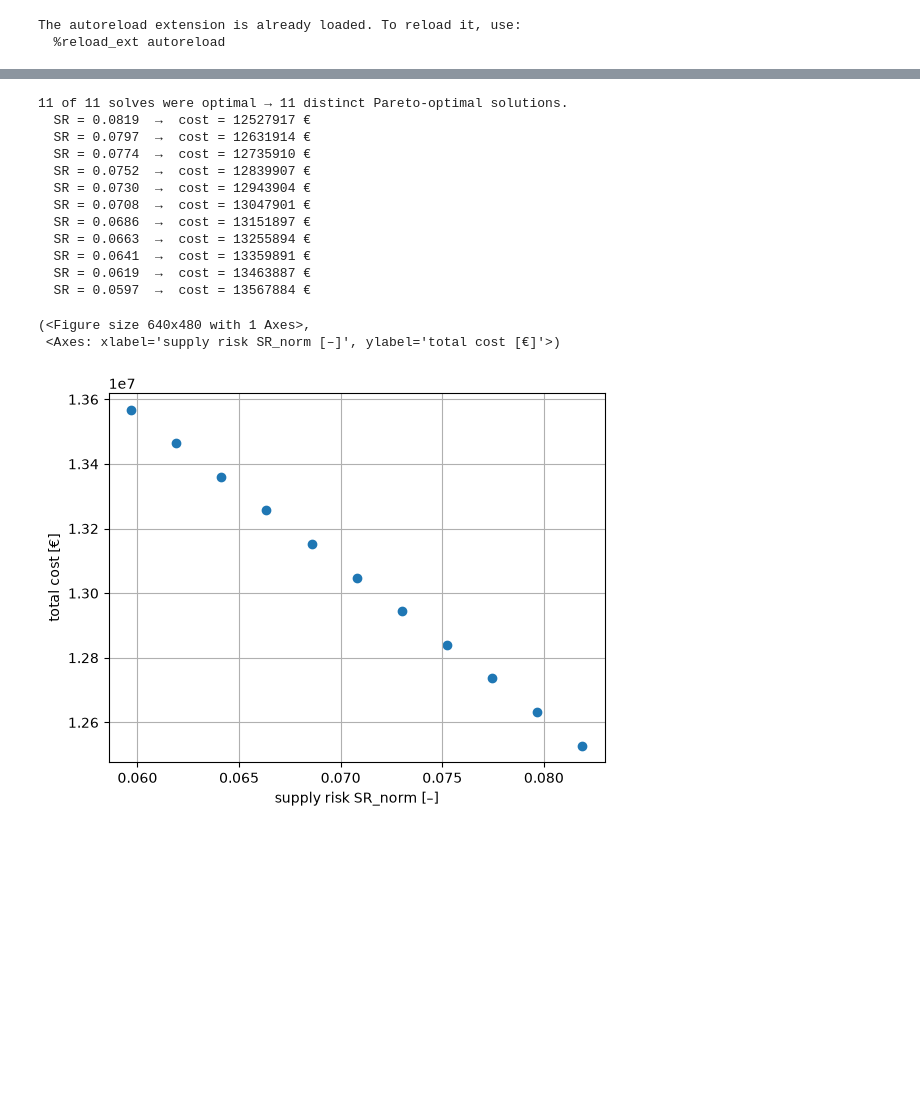
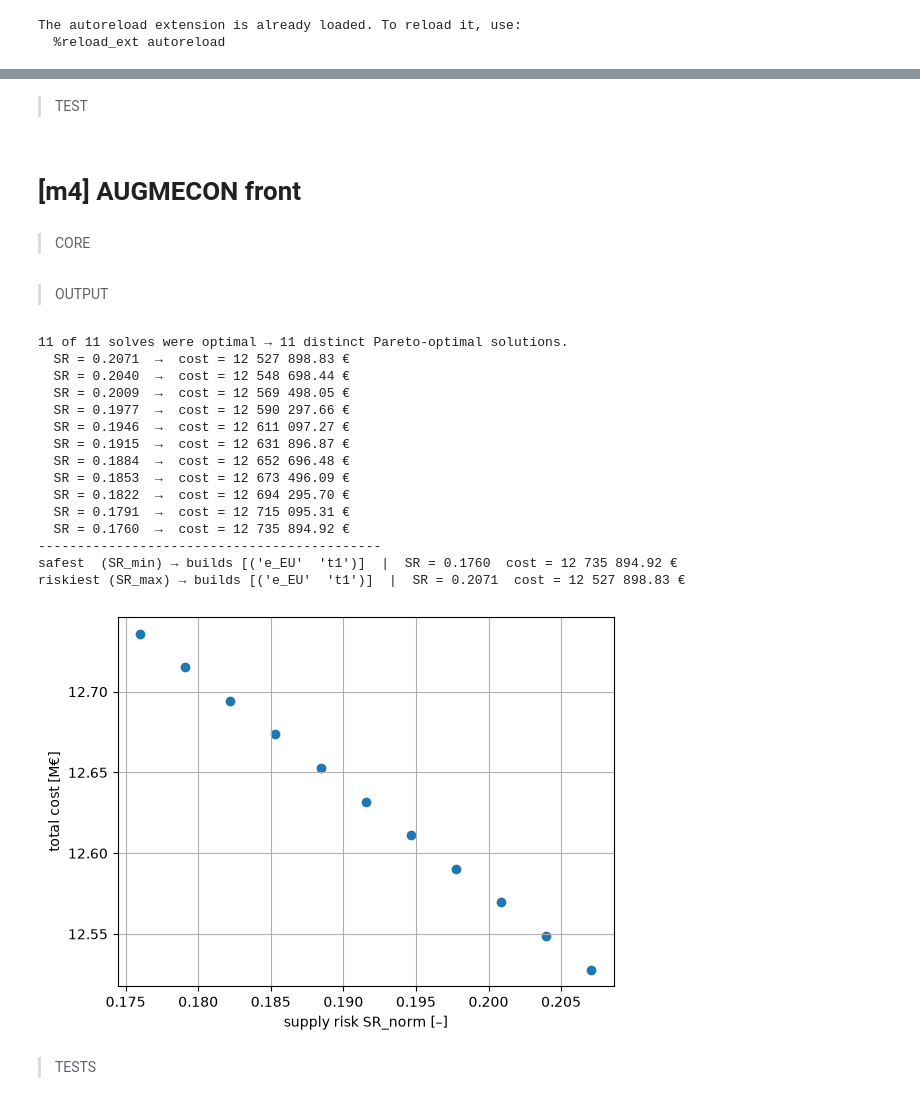
Before and after one commit to MMWurz/Thesis_Code, a Jupyter notebook: main.ipynb, the cells around one changed output, grey strips where cells are left out. Drawn from its saved outputs; the diff is of its cells as text; code cells hidden in the pictures; blank space fills up the shorter version.

```diff
--- a/main.ipynb
+++ b/main.ipynb
@@ -143,8 +177,13 @@ Each solve answers: 'What is the cheapest supply chain whose risk stays below ε
+# %% [markdown]
+> TEST
+# %% [markdown]
+# [m4] AUGMECON front
+# %% [markdown]
+> CORE
 # %%
-# [m4]
+
 # AUGMECON LOOP & PARETO FRONT
-
-from pyomo.environ import TerminationCondition
+m4 = model.build_model(params, delta=1e-3, r_SR=r_SR)
 
 q = 10                                              # number of intervals -> q+1 grid points (= q+1 solves)
 grid = [SR_min + k*(r_SR/q) for k in range(q+1)]
@@ -162,27 +201,42 @@ for e in grid:                                      # one solve per grid point
         pareto.append((round(value(m4.obj_cost), 2), round(value(m4.obj_SR), 6)))  # round off solver noise
 
 points = sorted(set(pareto))                # same solution found at several eps -> count it once
-
-print(f"{len(pareto)} of {len(grid)} solves were optimal "
-      f"→ {len(points)} distinct Pareto-optimal solutions.")
-for cost, sr in points:
-    print(f"  SR = {sr:.4f}  →  cost = {cost:.0f} €")
-
-plots.pareto_front(pareto)
-# %% [output]
-11 of 11 solves were optimal → 11 distinct Pareto-optimal solutions.
-  SR = 0.0819  →  cost = 12527917 €
-  SR = 0.0797  →  cost = 12631914 €
-  SR = 0.0774  →  cost = 12735910 €
-  SR = 0.0752  →  cost = 12839907 €
-  SR = 0.0730  →  cost = 12943904 €
-  SR = 0.0708  →  cost = 13047901 €
-  SR = 0.0686  →  cost = 13151897 €
-  SR = 0.0663  →  cost = 13255894 €
-  SR = 0.0641  →  cost = 13359891 €
-  SR = 0.0619  →  cost = 13463887 €
-  SR = 0.0597  →  cost = 13567884 €
-(<Figure size 640x480 with 1 Axes>,
- <Axes: xlabel='supply risk SR_norm [–]', ylabel='total cost [€]'>)
-[figure, removed]
+# %% [markdown]
+> OUTPUT
+# %%
+print(f"{len(pareto)} of {len(grid)} solves were optimal "
+      f"→ {len(points)} distinct Pareto-optimal solutions.")
+for cost, sr in points:
+    print(f"  SR = {sr:.4f}  →  cost = {cost:,.2f} €".replace(",", " "))
+
+plots.pareto_front(pareto)
+print(line)
+
+# How does SR affect what gets built?
+for label, eps in [("safest  (SR_min)", SR_min), ("riskiest (SR_max)", SR_max)]:
+    m4.eps = eps
+    solver.solve(m4)
+    built = [(e,t) for (e,t) in m4.Y_et if m4.Y_et[e,t].value > 0.5]
+    print(f"{label} → builds {built or 'none'}  |  "
+        f"SR = {value(model.supply_risk_rule(m4)):.4f}, "
+        f"cost = {value(m4.obj_cost):,.2f} €".replace(",", " "))
+# %% [output]
+11 of 11 solves were optimal → 11 distinct Pareto-optimal solutions.
+  SR = 0.2071  →  cost = 12 527 898.83 €
+  SR = 0.2040  →  cost = 12 548 698.44 €
+  SR = 0.2009  →  cost = 12 569 498.05 €
+  SR = 0.1977  →  cost = 12 590 297.66 €
+  SR = 0.1946  →  cost = 12 611 097.27 €
+  SR = 0.1915  →  cost = 12 631 896.87 €
+  SR = 0.1884  →  cost = 12 652 696.48 €
+  SR = 0.1853  →  cost = 12 673 496.09 €
+  SR = 0.1822  →  cost = 12 694 295.70 €
+  SR = 0.1791  →  cost = 12 715 095.31 €
+  SR = 0.1760  →  cost = 12 735 894.92 €
+--------------------------------------------
+safest  (SR_min) → builds [('e_EU'  't1')]  |  SR = 0.1760  cost = 12 735 894.92 €
+riskiest (SR_max) → builds [('e_EU'  't1')]  |  SR = 0.2071  cost = 12 527 898.83 €
+[figure, added]
+# %% [markdown]
+> TESTS
 # %%
```
Also changed, not shown: parts of 26 cells of this notebook, 3 other files.
